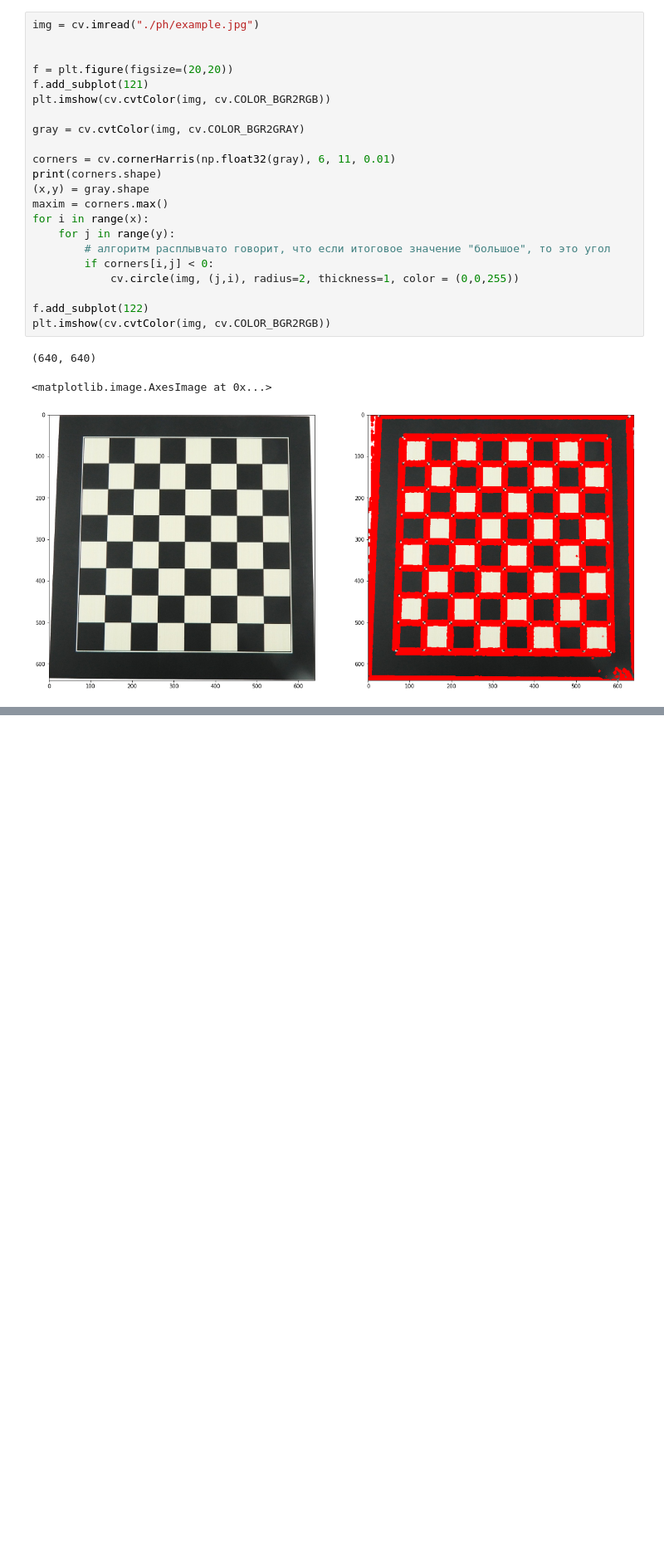
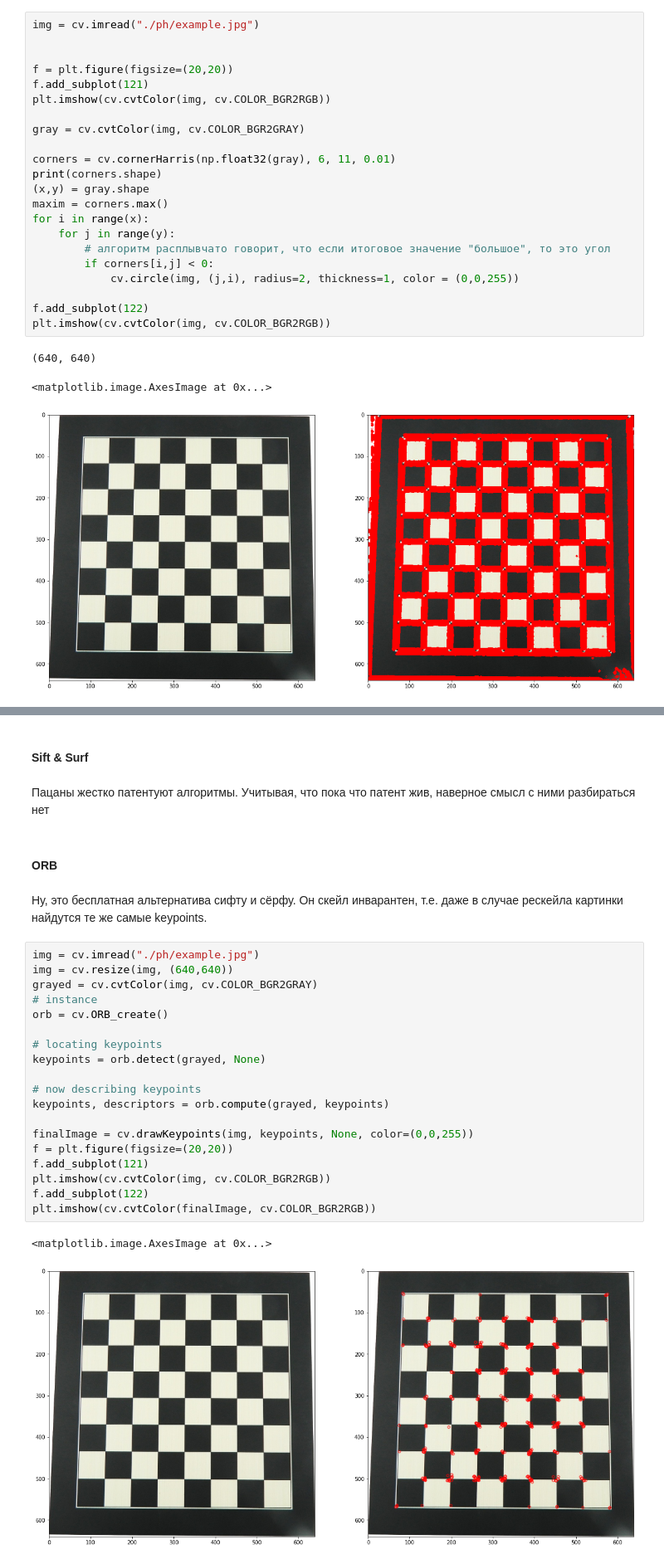
Before and after one commit to preciselyV/masteringComputerVision, a Jupyter notebook: classic/features.ipynb, the cells around one changed output, grey strips where cells are left out. Shown at 83% size. Saved outputs shown, nothing was run; the diff lists cells and outputs as text; blank space fills up the shorter version.

```diff
--- a/classic/features.ipynb
+++ b/classic/features.ipynb
@@ -100,0 +127,30 @@ plt.imshow(cv.cvtColor(img, cv.COLOR_BGR2RGB))
+# %% [markdown]
+#### Sift & Surf
+# %% [markdown]
+Пацаны жестко патентуют алгоритмы. Учитывая, что пока что патент жив, наверное смысл с ними разбираться нет
+# %% [markdown]
+#### ORB
+# %% [markdown]
+Ну, это бесплатная альтернатива сифту и сёрфу. Он скейл инварантен, т.е. даже в случае рескейла картинки найдутся те же самые keypoints.
+# %%
+img = cv.imread("./ph/example.jpg")
+img = cv.resize(img, (640,640))
+grayed = cv.cvtColor(img, cv.COLOR_BGR2GRAY)
+# instance
+orb = cv.ORB_create()
+
+# locating keypoints
+keypoints = orb.detect(grayed, None)
+
+# now describing keypoints
+keypoints, descriptors = orb.compute(grayed, keypoints)
+
+finalImage = cv.drawKeypoints(img, keypoints, None, color=(0,0,255))
+f = plt.figure(figsize=(20,20))
+f.add_subplot(121)
+plt.imshow(cv.cvtColor(img, cv.COLOR_BGR2RGB))
+f.add_subplot(122)
+plt.imshow(cv.cvtColor(finalImage, cv.COLOR_BGR2RGB))
+# %% [output]
+<matplotlib.image.AxesImage at 0x...>
+[figure, added]
```
Also changed, not shown: parts of 3 cells of this notebook.
